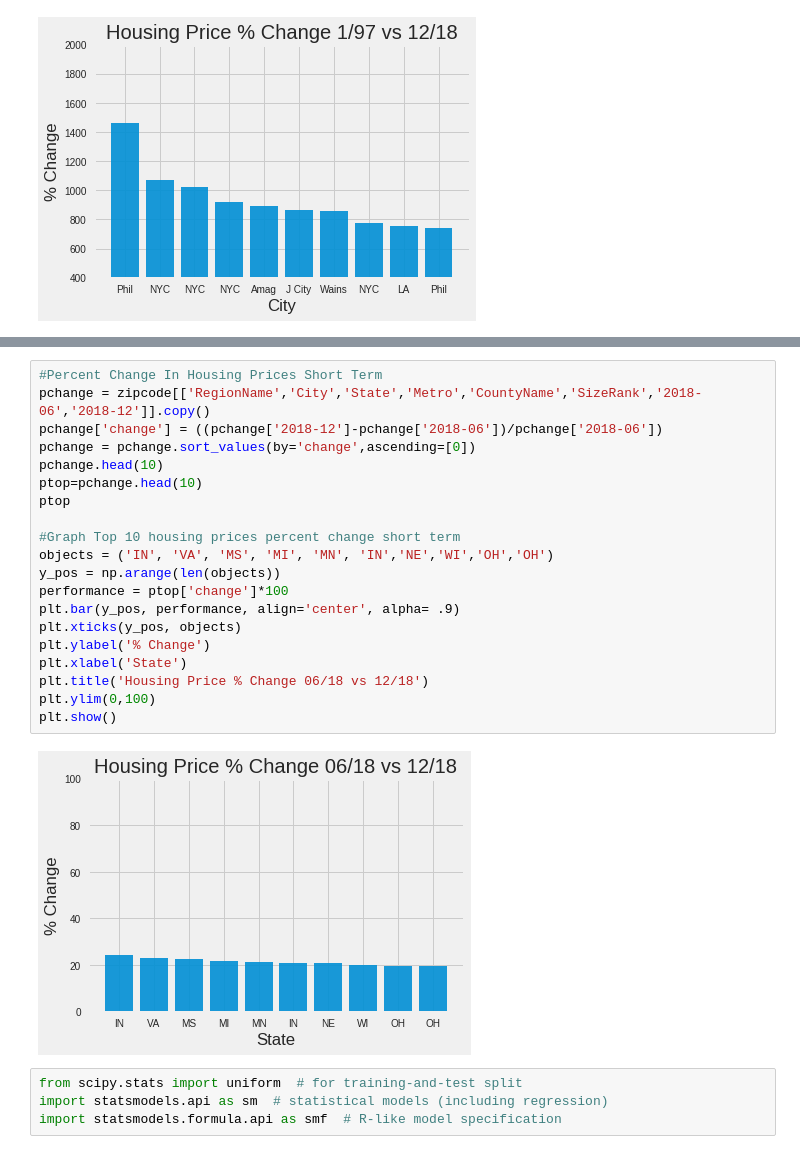
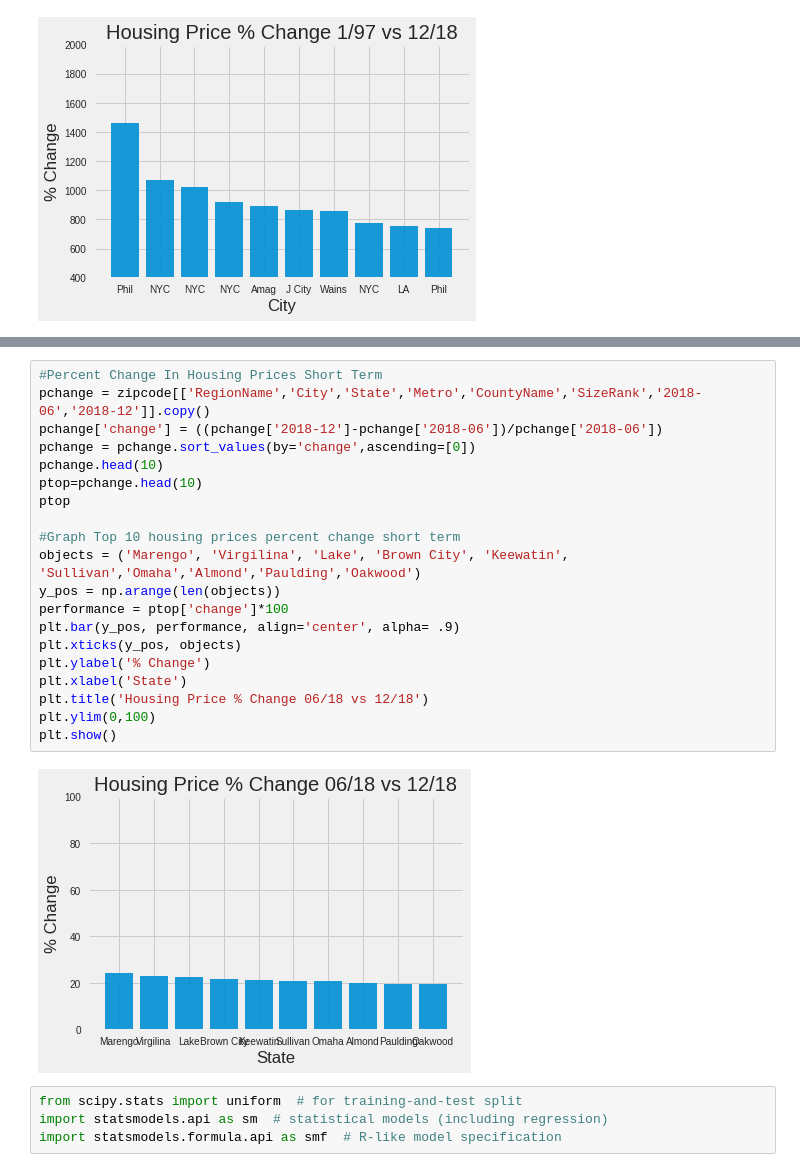
Before and after one commit to jaymahapatra/IST-718-Lab-6, a Jupyter notebook: Lab 6.ipynb, the cells around one changed output, grey strips where cells are left out. Saved outputs shown, nothing was run; the diff lists cells and outputs as text.

```diff
--- a/Lab 6.ipynb
+++ b/Lab 6.ipynb
@@ -214,25 +231,25 @@ plt.show()
 # %%
 #Percent Change In Housing Prices Short Term
 pchange = zipcode[['RegionName','City','State','Metro','CountyName','SizeRank','2018-06','2018-12']].copy()
 pchange['change'] = ((pchange['2018-12']-pchange['2018-06'])/pchange['2018-06'])
 pchange = pchange.sort_values(by='change',ascending=[0])
 pchange.head(10)
 ptop=pchange.head(10)
 ptop
 
 #Graph Top 10 housing prices percent change short term
-objects = ('IN', 'VA', 'MS', 'MI', 'MN', 'IN','NE','WI','OH','OH')
+objects = ('Marengo', 'Virgilina', 'Lake', 'Brown City', 'Keewatin', 'Sullivan','Omaha','Almond','Paulding','Oakwood')
 y_pos = np.arange(len(objects))
 performance = ptop['change']*100
 plt.bar(y_pos, performance, align='center', alpha= .9)
 plt.xticks(y_pos, objects)
 plt.ylabel('% Change')
 plt.xlabel('State')
 plt.title('Housing Price % Change 06/18 vs 12/18')
 plt.ylim(0,100)
 plt.show()
 # %% [output]
-[figure, old version]
+[figure, new version]
 # %%
 from scipy.stats import uniform  # for training-and-test split
 import statsmodels.api as sm  # statistical models (including regression)
```
Also changed, not shown: parts of 8 cells of this notebook.
